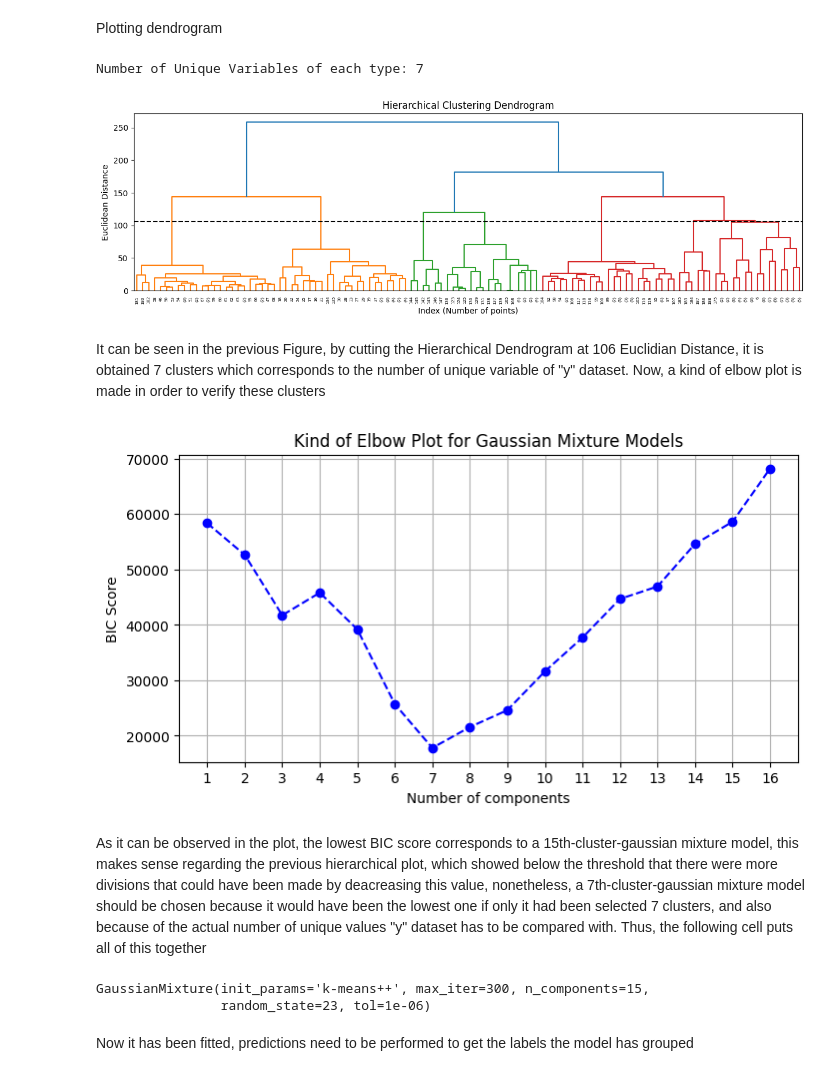
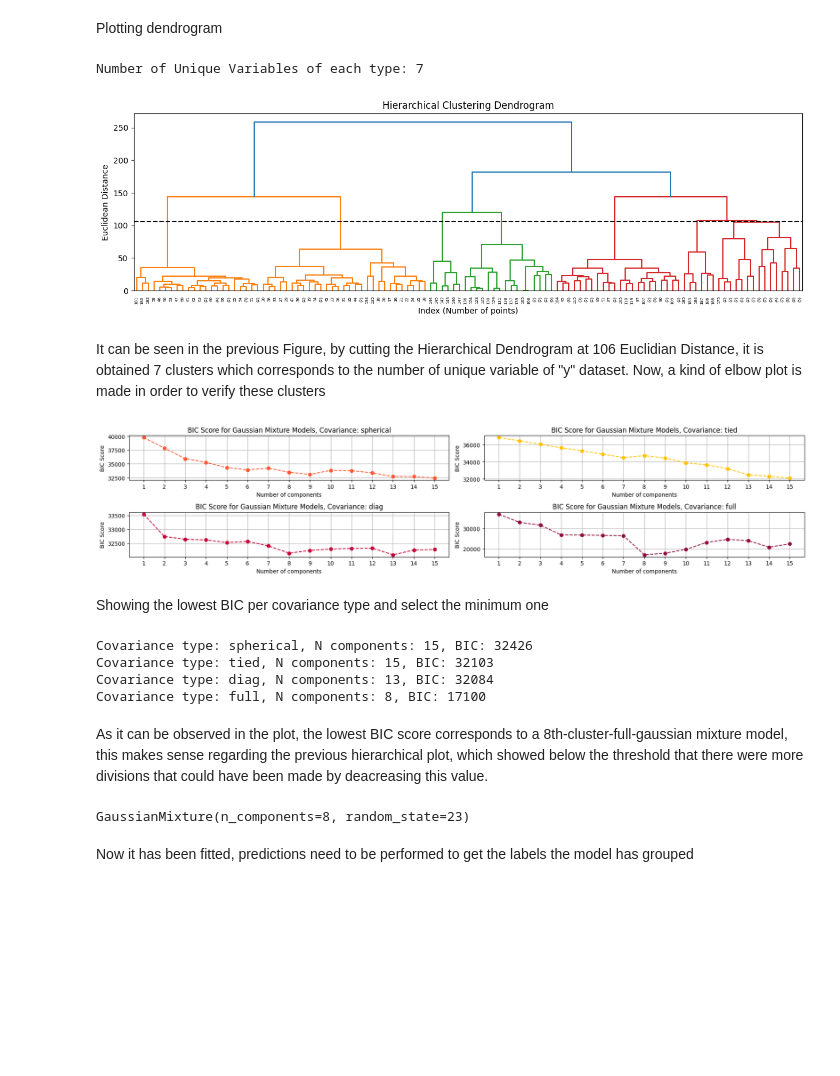
Before and after one commit to JoseGarayar/clustering_utec, a Jupyter notebook: notebook_bruno.ipynb, the cells around one changed output. Cells and saved outputs as stored; diff of their text form; code cells hidden in the pictures; blank space fills up the shorter version.

Commit message:
two paramaters added to gaussian model

```diff
--- a/notebook_bruno.ipynb
+++ b/notebook_bruno.ipynb
@@ -38,7 +39,7 @@ Plotting cumulative variance ratio
 cum_variance = np.cumsum(pca_all.explained_variance_ratio_)
 
 # choosing threshold
-threshold = 0.90
+threshold = 0.85
 
 # Calculating the selected number of components by using the chosen threshold
 n_pca = len(cum_variance[cum_variance <= threshold])
@@ -109,48 +110,77 @@ plt.xlabel('Index (Number of points)')
 plt.show()
 # %% [output]
 Number of Unique Variables of each type: 7
-[figure, old version]
+[figure, new version]
 # %% [markdown]
 It can be seen in the previous Figure, by cutting the Hierarchical Dendrogram at 106 Euclidian Distance, it is obtained 7 clusters which corresponds to the number of unique variable of "y" dataset. Now, a kind of elbow plot is made in order to verify these clusters
 # %%
-# declaring an empty list which stores each inertia per number of clusters
-bic_scores = list()
+# declaring a dictionary to store bics per covariance type
+bic_per_type = dict()
 
-# assigning maximum number of clusters
-n_max_clusters = 16
+# params to test
+n_max_clusters = 15
+covariance_types = ['spherical', 'tied', 'diag', 'full']
 
 # iterating the number of clusters in a mixture gaussian instance
-for n_clusters in range(1, n_max_clusters + 1):
-    # declaring and fitting gaussian mixture model
-    gaussian_model = GaussianMixture(n_components = n_clusters, random_state = 23)
-    gaussian_model.fit(X_pca)
-    bic_scores.append(gaussian_model.bic(X_pca))
+for covariance_type in covariance_types:
+    # declaring an empty list which stores each inertia per number of clusters
+    bic_scores = list()
+    for n_clusters in range(1, n_max_clusters + 1):
+        # declaring and fitting gaussian mixture model
+        gaussian_model = GaussianMixture(n_components = n_clusters, covariance_type = covariance_type, random_state = 23)
+        gaussian_model.fit(X_pca)
+        bic_scores.append(gaussian_model.bic(X_pca))
+    # storing bic types
+    bic_per_type[covariance_type] = bic_scores
+
+plots_dict = dict(enumerate(covariance_types))
+gauss_colors = ["#FF5733", "#FFC300", "#C70039", "#900C3F"]
+
+# getting the number of components per covariance type which contains the lowest bic
+n_components_bic = {key: (min(enumerate(bic_per_type[key]), key = lambda x: x[1])[0] + 1, min(bic_per_type[key]))
+                                for key in covariance_types}
 
 # plotting BIC Scores
-plt.figure(figsize=(8, 4))
-plt.plot(bic_scores, marker = 'o', linestyle = '--', color = 'b')
-plt.xlabel('Number of components')
-plt.xticks(range(0, n_max_clusters), range(1, n_max_clusters + 1))
-plt.ylabel('BIC Score')
-plt.title('Kind of Elbow Plot for Gaussian Mixture Models')
-plt.grid(True)
+fig, axis = plt.subplots(2, 2, figsize = (18,4))
+
+for key, data in plots_dict.items():
+    row = key // 2
+    col = key % 2
+    ax = axis[row, col]
+    ax.plot(bic_per_type[data], marker = 'o', linestyle = '--', color = gauss_colors[key])
+    ax.set_xlabel('Number of components')
+    ax.set_xticks(range(0, n_max_clusters), range(1, n_max_clusters + 1))
+    ax.set_ylabel('BIC Score')
+    ax.set_title(f'BIC Score for Gaussian Mixture Models, Covariance: {data}')
+    ax.grid(True)
+
+plt.tight_layout()
 plt.show()
 # %% [output]
-[figure, old version]
+[figure, new version]
+# %% [markdown]
+Showing the lowest BIC per covariance type and select the minimum one
+# %%
+for key, value in n_components_bic.items():
+    print(f"Covariance type: {key}, N components: {value[0]}, BIC: {value[1]:.0f}")
+# %% [output]
+Covariance type: spherical, N components: 15, BIC: 32426
+Covariance type: tied, N components: 15, BIC: 32103
+Covariance type: diag, N components: 13, BIC: 32084
+Covariance type: full, N components: 8, BIC: 17100
 # %% [markdown]
-As it can be observed in the plot, the lowest BIC score corresponds to a 15th-cluster-gaussian mixture model, this makes sense regarding the previous hierarchical plot, which showed below the threshold that there were more divisions that could have been made by deacreasing this value, nonetheless, a 7th-cluster-gaussian mixture model should be chosen because it would have been the lowest one if only it had been selected 7 clusters, and also because of the actual number of unique values "y" dataset has to be compared with. Thus, the following cell puts all of this together
+As it can be observed in the plot, the lowest BIC score corresponds to a 8th-cluster-full-gaussian mixture model, this makes sense regarding the previous hierarchical plot, which showed below the threshold that there were more divisions that could have been made by deacreasing this value.
 # %%
 # establishin number of components
-n_components = 15
+n_components = 8
 
 # declaring a 7th-cluster-gaussian model
-gaussian_model = GaussianMixture(n_components = n_components, tol = 1e-6 ,max_iter = 300, init_params = 'k-means++', random_state = 23)
+gaussian_model = GaussianMixture(n_components = n_components, covariance_type = 'full', random_state = 23)
 
 # fitting model
 gaussian_model.fit(X_pca)
 # %% [output]
-GaussianMixture(init_params='k-means++', max_iter=300, n_components=15,
-                random_state=23, tol=1e-06)
+GaussianMixture(n_components=8, random_state=23)
 # %% [markdown]
 Now it has been fitted, predictions need to be performed to get the labels the model has grouped
 # %%
```
Also changed, not shown: parts of 6 cells of this notebook.
